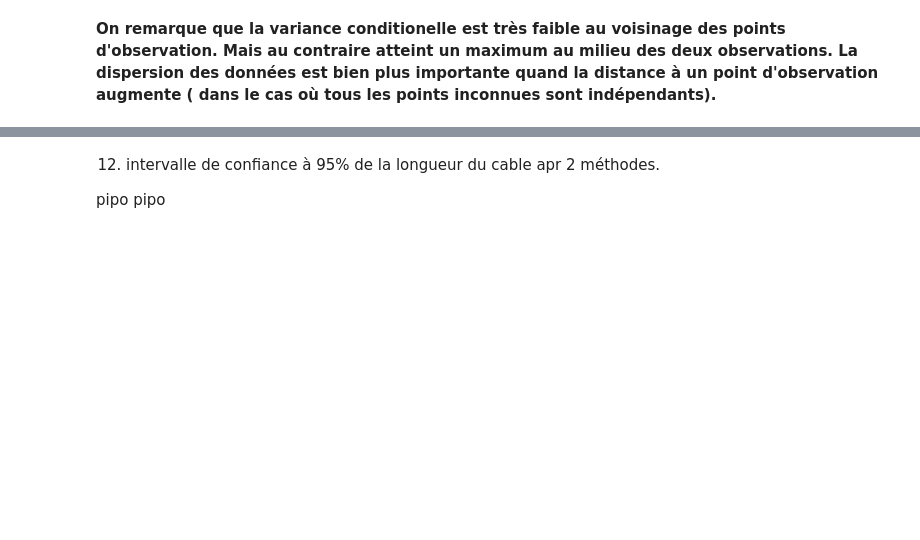
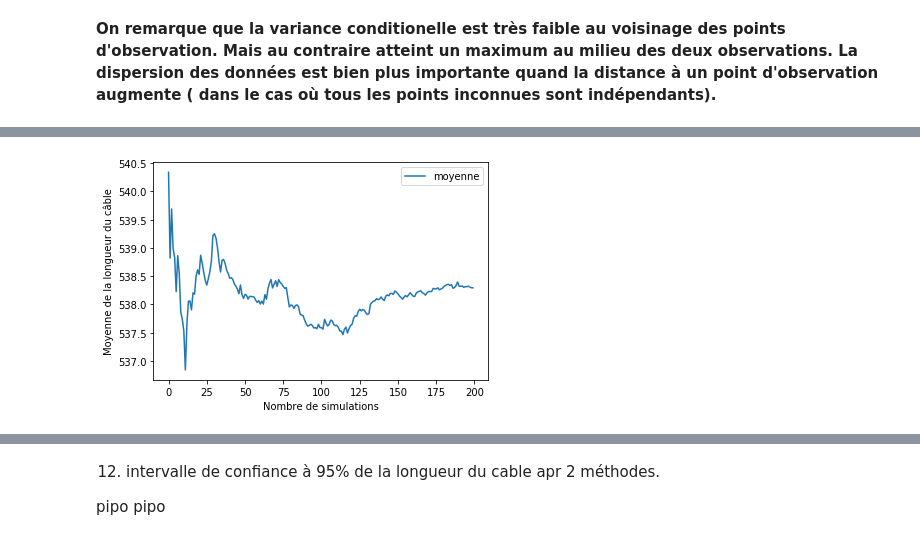
Before and after one commit to Gasp141/ProjetMaths3, a Jupyter notebook: ProjMaths3_bis.ipynb, the cells around one changed output, grey strips where cells are left out. Drawn from its saved outputs; the diff is of its cells as text; code cells hidden in the pictures; blank space fills up the shorter version.

```diff
--- a/ProjMaths3_bis.ipynb
+++ b/ProjMaths3_bis.ipynb
@@ -446,29 +275,28 @@ longueur_delesperance_cond=np.round(longueur(builder(depth,observation_indexes,e
 # %%
 # 10. Suites Mn des moyennes de longueur de cables
-def dessin_Mn(Nb, ax=None):
-    L=longueur_simulée(Nb)[0]
-    X=[i for i in range(1,Nb+1)]
+def dessin_Mn(simuls, ax=None):
+    Nb = len(simuls)
     Y=[]
-    if ax=None:
+    if ax == None:
         ax =plt.gca()
     for i in range(1,Nb+1):
-        Y.append(np.average(L[:i]))
-    plt.plot(X,Y)
-    plt.xlabel("Nombre de simulations")
-    plt.ylabel("Moyenne de la longueur du câble")
-    plt.legend()
-#    plt.show()
-
+        Y.append(np.average(simuls[:i]))
+    ax.plot(Y, label = "moyenne")
+    ax.set_xlabel("Nombre de simulations")
+    ax.set_ylabel("Moyenne de la longueur du câble")
+    ax.legend()
 
 #def dessin_Mn(Nb):     #c'est une méthode si on acccepte le fait de resimuler à chaque fois.
 #    X=[i for i in range(1,Nb+1)]
 #    Y=[]
 #    for i in range(Nb):
 #        Y.append(longueur_simulée(i)[2])
 #    plt.plot(X,Y)
 #    plt.show()
-
-dessin_Mn(200)
+simuls=np.array(longueur_simulée(200)[0])
+dessin_Mn(simuls)
+# %% [output]
+[figure, added]
 # %%
 # 11. Historigramme des longueurs de câbles générés.
 
```
Also changed, not shown: parts of 38 cells of this notebook.
